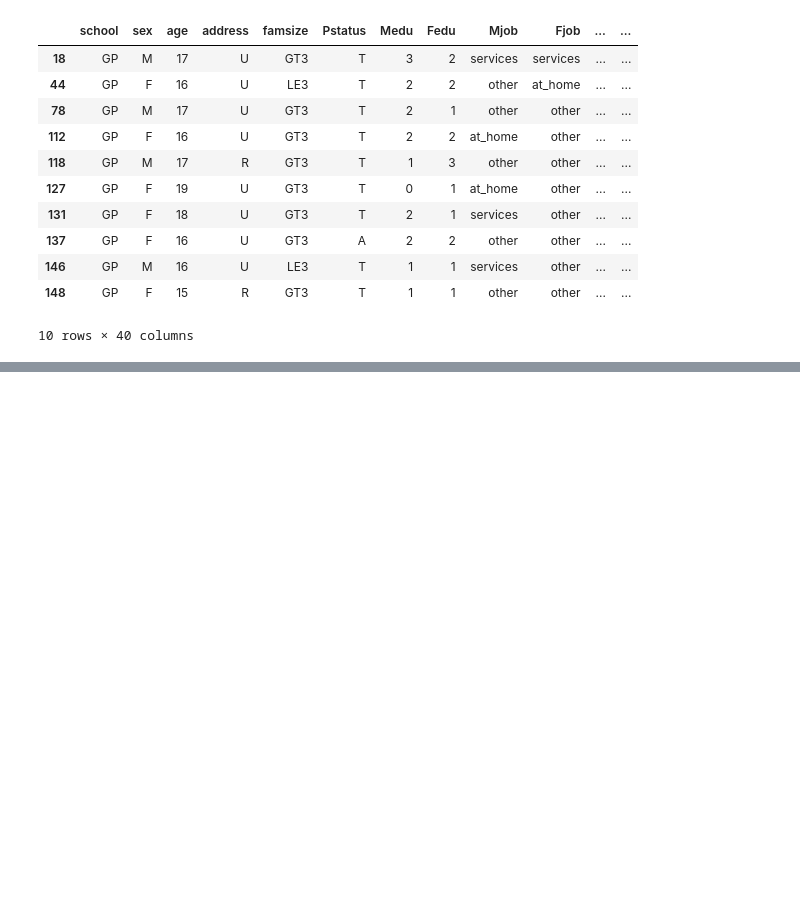
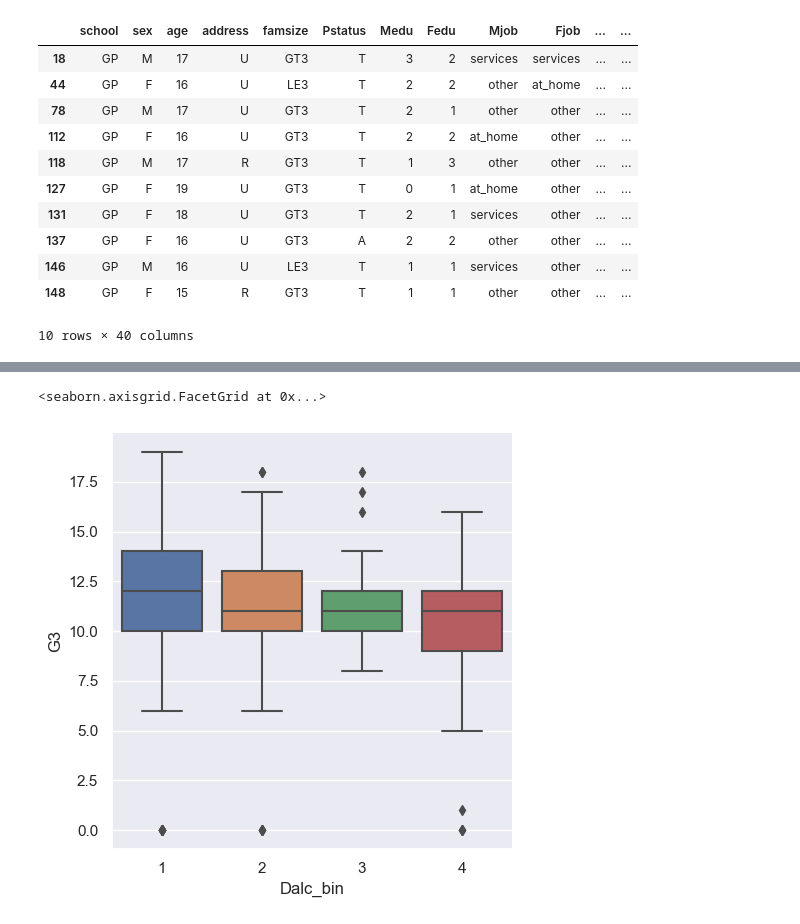
Before and after one commit to bwoakley/ML_projects, a Jupyter notebook: Project_Student_Performance/Proj_Student2.ipynb, the cells around one changed output, grey strips where cells are left out. Saved outputs shown, nothing was run; the diff lists cells and outputs as text; code cells hidden in the pictures; blank space fills up the shorter version.

```diff
--- a/Project_Student_Performance/Proj_Student2.ipynb
+++ b/Project_Student_Performance/Proj_Student2.ipynb
@@ -1004,0 +1040,15 @@ df_full[ df_full['failures']>0 ].head(10)
+# %%
+# Dalc = 4,5 are a rare categories at 2.6% representation each.
+#Combine Dalc = 4,5 into the category '4'.
+
+def get_Dalc(N):
+
+    if N>3 :
+        return 4
+
+    else:
+        return N
+# %%
+# Create a new feature 'Dalc_bin'
+
+df_full['Dalc_bin'] = df_full['Dalc'].apply(get_Dalc)
@@ -1004,0 +1065,5 @@ df_full[ df_full['failures']>0 ].head(10)
+# %%
+sns.catplot(data=df_full, x="Dalc_bin", y="G3", kind="box" )
+# %% [output]
+<seaborn.axisgrid.FacetGrid at 0x...>
+[figure, added]
```
Also changed, not shown: parts of 11 cells of this notebook, 2 other files.
